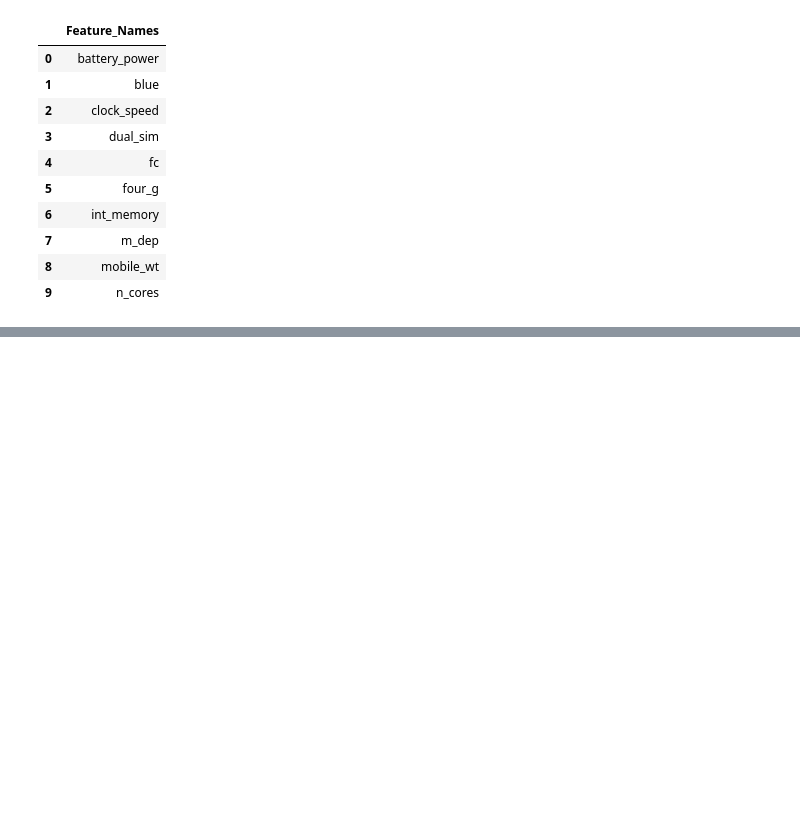
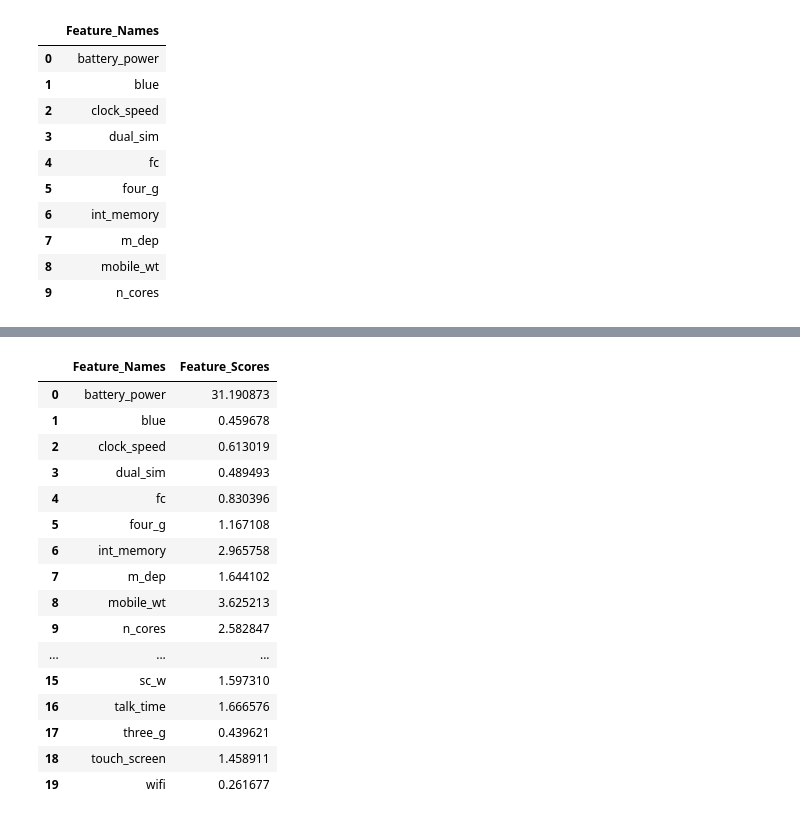
Before and after one commit to emdad8/aiquest-ml-aasassignments, a Jupyter notebook: Assignment 8 Feature Selection.ipynb, the cells around one changed output, grey strips where cells are left out. Drawn from its saved outputs; the diff is of its cells as text; code cells hidden in the pictures; blank space fills up the shorter version.

```diff
--- a/Assignment 8 Feature Selection.ipynb
+++ b/Assignment 8 Feature Selection.ipynb
@@ -205,0 +277,4 @@ newx1.plot(kind='bar',color=['red'])
+# %%
+model=SelectKBest(score_func=f_classif)
+# %%
+feature_score=model.fit(x,y)
@@ -205,0 +289,3 @@ newx1.plot(kind='bar',color=['red'])
+# %%
+cols = pd.DataFrame(feature_score.scores_ , columns=['Feature_Scores'])
+cols
@@ -205,0 +310,3 @@ newx1.plot(kind='bar',color=['red'])
+# %%
+col2 = pd.DataFrame(x.columns, columns=['Feature_Names'])
+col2.head()
@@ -205,0 +320,21 @@ newx1.plot(kind='bar',color=['red'])
+# %%
+scores = pd.concat([col2,cols],axis=1)
+scores
+# %% [output]
+|  | Feature_Names | Feature_Scores |
+| 0 | battery_power | 31.190873 |
+| 1 | blue | 0.459678 |
+| 2 | clock_speed | 0.613019 |
+| 3 | dual_sim | 0.489493 |
+| 4 | fc | 0.830396 |
+| 5 | four_g | 1.167108 |
+| 6 | int_memory | 2.965758 |
+| 7 | m_dep | 1.644102 |
+| 8 | mobile_wt | 3.625213 |
+| 9 | n_cores | 2.582847 |
+| ... | ... | ... |
+| 15 | sc_w | 1.597310 |
+| 16 | talk_time | 1.666576 |
+| 17 | three_g | 0.439621 |
+| 18 | touch_screen | 1.458911 |
+| 19 | wifi | 0.261677 |
```
Also changed, not shown: parts of 27 cells of this notebook.
